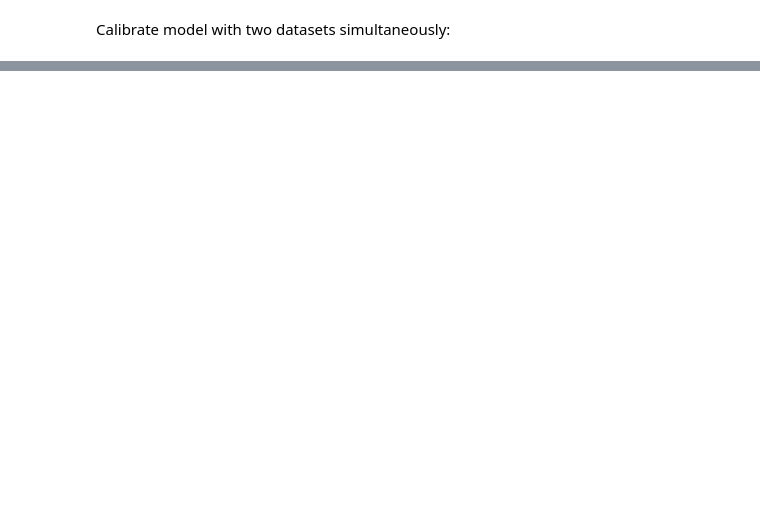
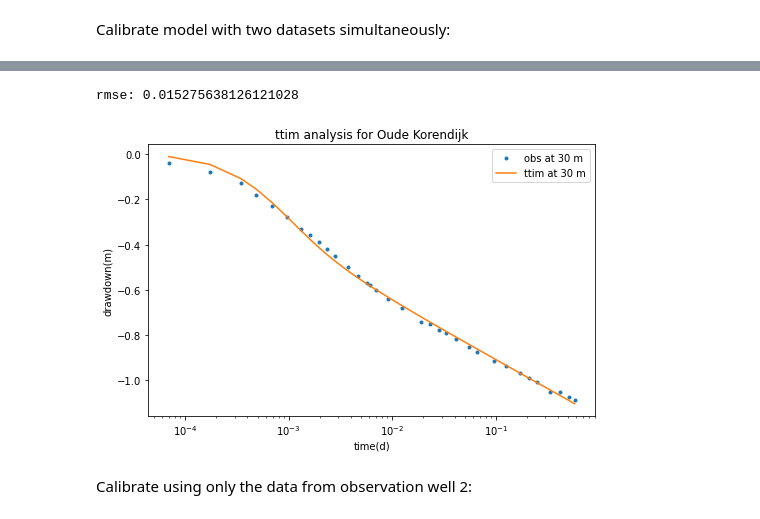
Before and after one commit to mbakker7/ttim, a Jupyter notebook: pumpingtest_benchmarks/1_test_of_oude_korendijk.ipynb, the cells around one changed output, grey strips where cells are left out. Drawn from its saved outputs; the diff is of its cells as text; code cells hidden in the pictures; blank space fills up the shorter version.

```diff
--- a/pumpingtest_benchmarks/1_test_of_oude_korendijk.ipynb
+++ b/pumpingtest_benchmarks/1_test_of_oude_korendijk.ipynb
@@ -197,0 +170,5 @@ print(k)
+# %%
+#unknown parameters: kaq, Saq and rc
+ml1 = ModelMaq(kaq=60, z=[zt, zb], Saq=1e-4, tmin=1e-5, tmax=1)
+w1 = Well(ml1, xw=0, yw=0, rw=0.2, rc=0.2, tsandQ=[(0, Q)], layers=0)
+ml1.solve(silent='True')
@@ -197,0 +177,8 @@ print(k)
+# %%
+ca3 = Calibrate(ml1)
+ca3.set_parameter(name='kaq0', initial=10)
+ca3.set_parameter(name='Saq0', initial=1e-4)
+ca3.set_parameter_by_reference(name='rc', parameter=w1.rc[0:], initial=0.2, pmin=0.01)
+ca3.series(name='obs1', x=r1, y=0, t=t1, h=h1, layer=0)
+ca3.fit(report=True)
+display(ca3.parameters)
@@ -197,0 +209,15 @@ print(k)
+# %%
+print('rmse:', ca3.rmse())
+hm3 = ml1.head(r1, 0, t1)
+plt.figure(figsize=(8, 5))
+plt.semilogx(t1, h1, '.', label='obs at 30 m')
+plt.semilogx(t1, hm3[0], label='ttim at 30 m')
+plt.xlabel('time(d)')
+plt.ylabel('drawdown(m)')
+plt.title('ttim analysis for Oude Korendijk')
+plt.legend();
+# %% [output]
+rmse: 0.015275638126121028
+[figure, added]
+# %% [markdown]
+Calibrate using only the data from observation well 2:
```
Also changed, not shown: parts of 43 cells of this notebook, 1 other file.
